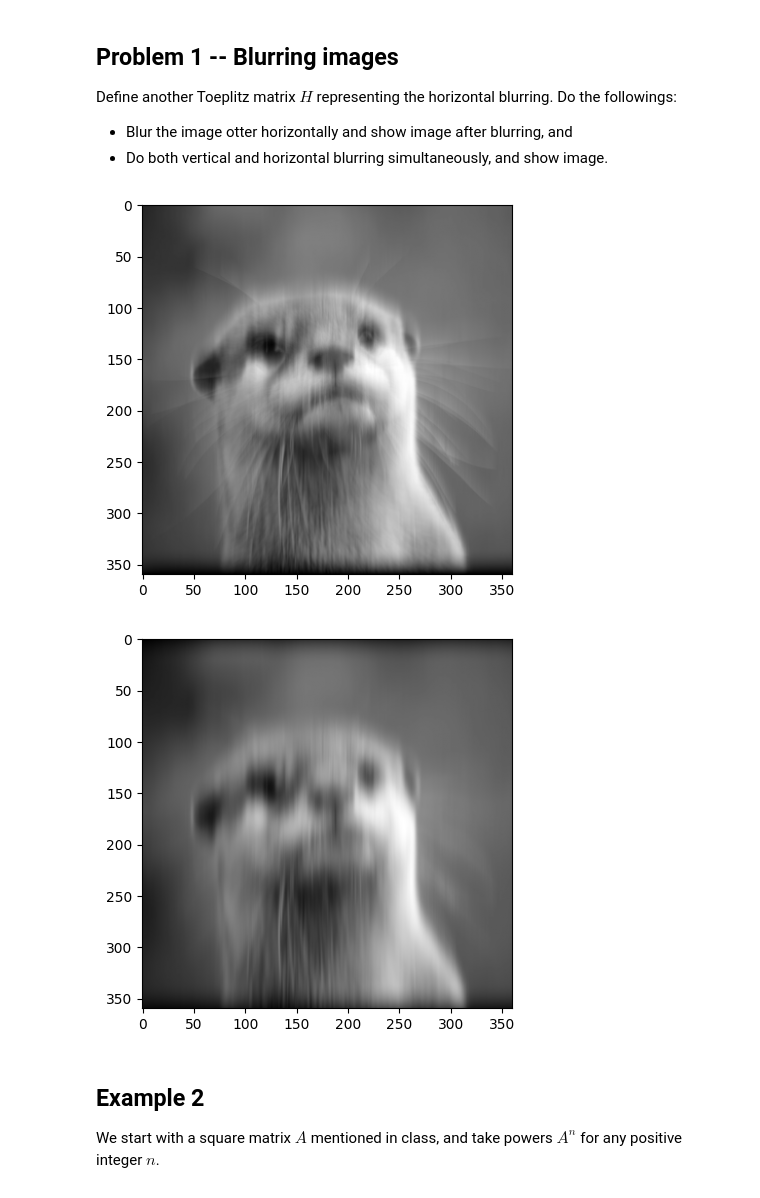
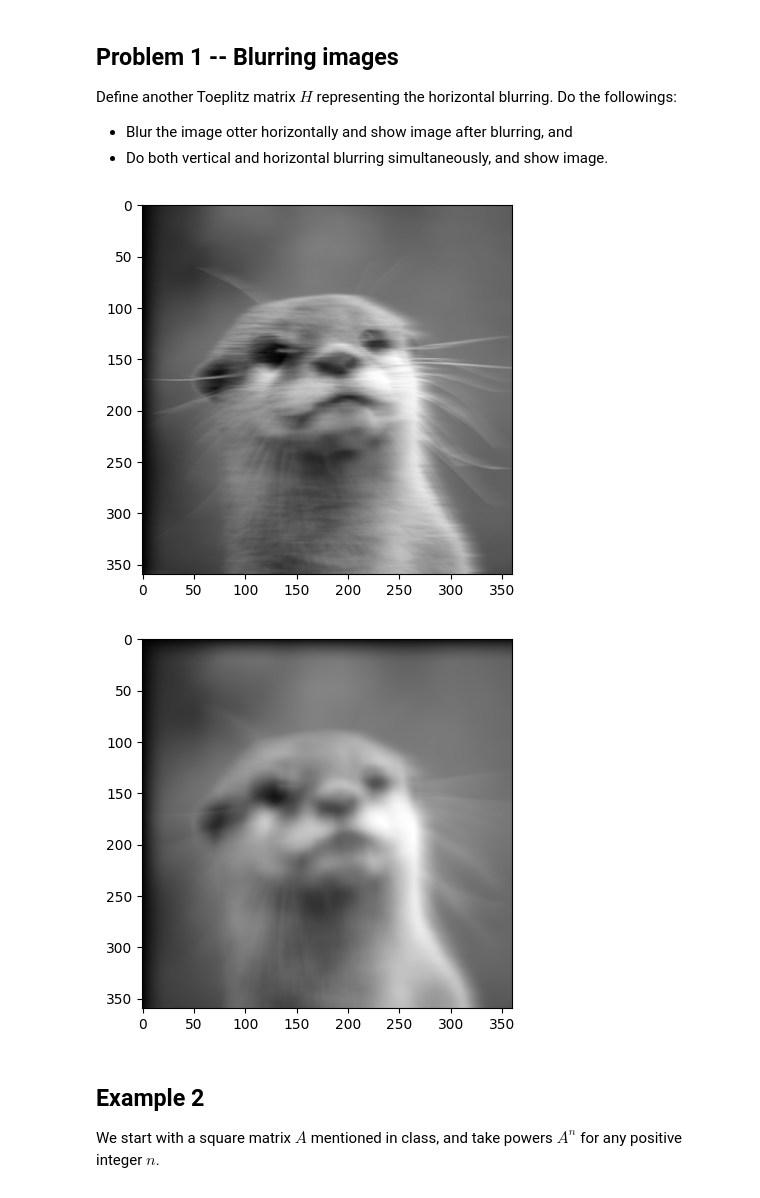
Before and after one commit to mitulh19/FreeCodeCamp-Pandas-Real-Life-Example, a Jupyter notebook: Assignment_2/python_Assignment_2.ipynb, the cells around one changed output. Saved outputs shown, nothing was run; the diff lists cells and outputs as text; code cells hidden in the pictures.

```diff
--- a/Assignment_2/python_Assignment_2.ipynb
+++ b/Assignment_2/python_Assignment_2.ipynb
@@ -112,31 +120,28 @@ Define another Toeplitz matrix $H$ representing the horizontal blurring. Do the
 # %%
 row = np.zeros(h)
 col = np.zeros(w)
 step = 25
 row[:step] = np.linspace(1, 0, step, endpoint=False)
 col[0] = 1
 
 ### Solution ###
 # blur horizontally and show image
-V = la.toeplitz(col, row)
-blurred_otter = V @ otter  # apply blurring
+H = la.toeplitz(col, row)
+blurred_otter = otter @ H # apply blurring
 plt.imshow(blurred_otter, cmap='gray')
 plt.show()
 
 ### Solution ###
 #################################
 ### Solution ###
 # blur vertically AND horizontally and show image
-row[:step] = np.linspace(1, 0, step, endpoint=False)
-col[:step] = np.linspace(1, 0, step, endpoint=False)
-V = la.toeplitz(col, row)
-blurred_otter = V @ otter  # apply blurring
+blurred_otter = V @ otter @ H  # apply blurring
 plt.imshow(blurred_otter, cmap='gray')
 plt.show()
 ### Solution ###
 # %% [output]
-[figure, old version]
+[figure, new version]
-[figure, old version]
+[figure, new version]
 # %% [markdown]
 ## Example 2
 
```
Also changed, not shown: parts of 2 cells of this notebook.
